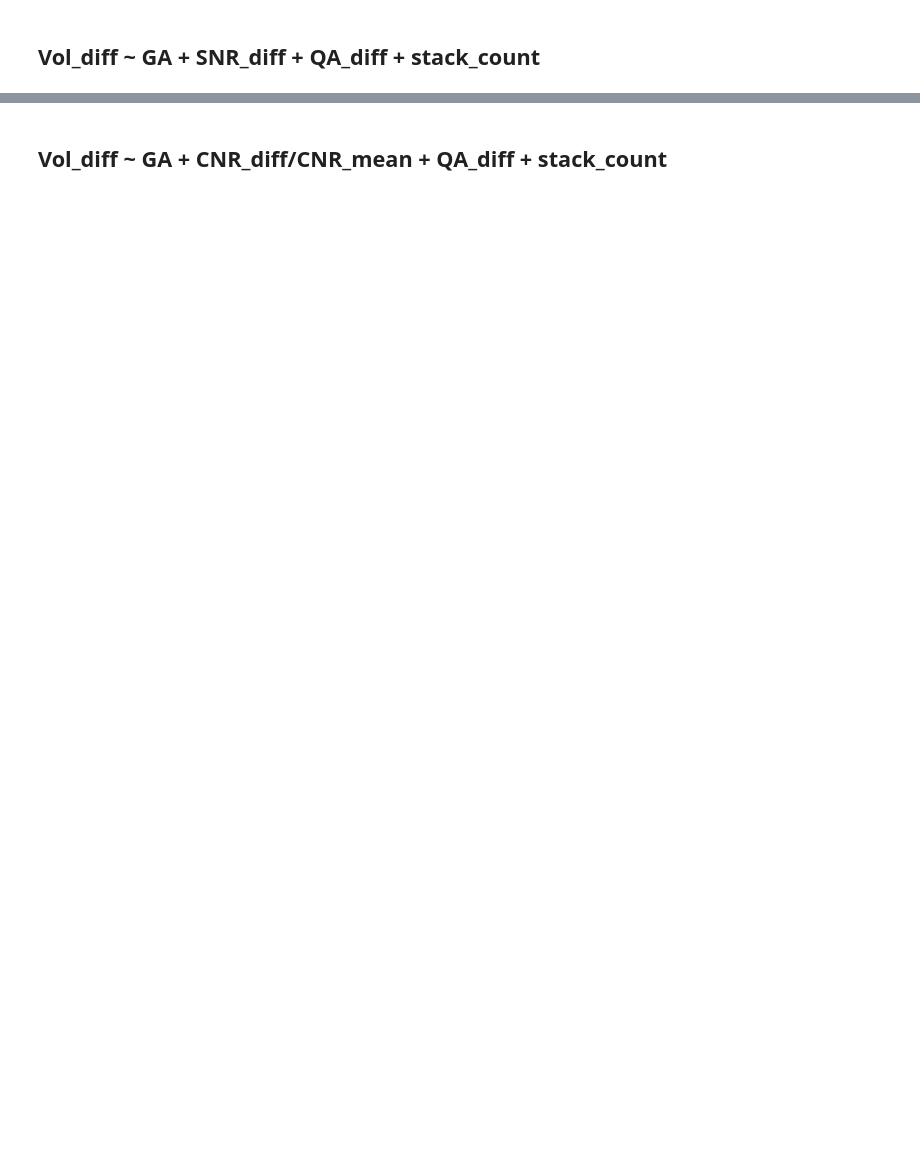
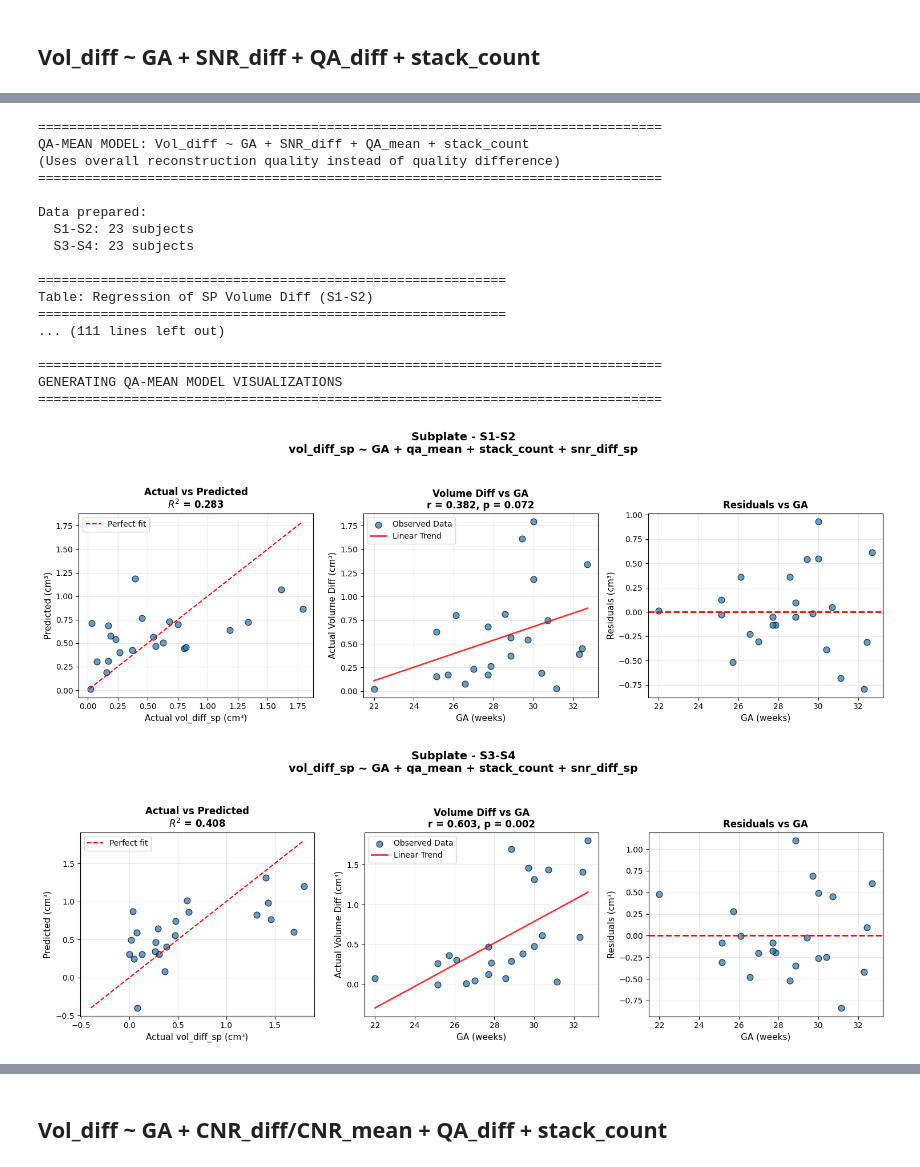
Before and after one commit to Y0z64/Reliability-analisys-FNNDSC, a Jupyter notebook: src/multivariate_analysis/multivariate_analysis.ipynb, the cells around one changed output, grey strips where cells are left out. Saved outputs shown, nothing was run; the diff lists cells and outputs as text; code cells hidden in the pictures; blank space fills up the shorter version.

```diff
--- a/src/multivariate_analysis/multivariate_analysis.ipynb
+++ b/src/multivariate_analysis/multivariate_analysis.ipynb
@@ -167,8 +212,8 @@ print("(Uses overall reconstruction quality instead of quality difference)")
 print("=" * 80)
 
 # Prepare data and add QA mean columns
-data_qamean_S1S2 = prepare_analysis_data(quality_df, infodump_df, split_comp_df, "S1-S2")
-data_qamean_S3S4 = prepare_analysis_data(quality_df, infodump_df, split_comp_df, "S3-S4")
+data_qamean_S1S2 = mf.prepare_analysis_data(quality_df, infodump_df, split_comp_df, "S1-S2")
+data_qamean_S3S4 = mf.prepare_analysis_data(quality_df, infodump_df, split_comp_df, "S3-S4")
 
 # Add QA mean columns from infodump_df
 for data, split_pair in [(data_qamean_S1S2, "S1-S2"), (data_qamean_S3S4, "S3-S4")]:
@@ -209,30 +254,50 @@ for data, outcome_col, snr_col, tissue, split_pair, tissue_name in qamean_config
 
     result = run_regression_model(
         df=data,
         outcome_col=outcome_col,
         predictors=model_predictors,
         model_name="QA-Mean",
         split_pair=split_pair,
         tissue=tissue,
         print_results=True
     )
     results_qamean.append(result)
 
 # Comparison table
 compare_models(results_qamean)
 
 # Generate plots
 print(f"\n{'='*80}")
 print("GENERATING QA-MEAN MODEL VISUALIZATIONS")
 print(f"{'='*80}")
 
 for i, (data, outcome_col, snr_col, tissue, split_pair, tissue_name) in enumerate(qamean_configs):
     if results_qamean[i] is not None:
         fig = plot_regression_results(
             df=data,
             outcome_col=outcome_col,
             model_result=results_qamean[i],
             tissue_name=tissue_name,
             split_pair=split_pair
         )
         plt.show()
+# %% [output]
+================================================================================
+QA-MEAN MODEL: Vol_diff ~ GA + SNR_diff + QA_mean + stack_count
+(Uses overall reconstruction quality instead of quality difference)
+================================================================================
+
+Data prepared:
+  S1-S2: 23 subjects
+  S3-S4: 23 subjects
+
+============================================================
+Table: Regression of SP Volume Diff (S1-S2)
+============================================================
+... (111 lines left out)
+
+================================================================================
+GENERATING QA-MEAN MODEL VISUALIZATIONS
+================================================================================
+[figure, added]
+[figure, added]
```
Also changed, not shown: parts of 6 cells of this notebook, 2 other files.
